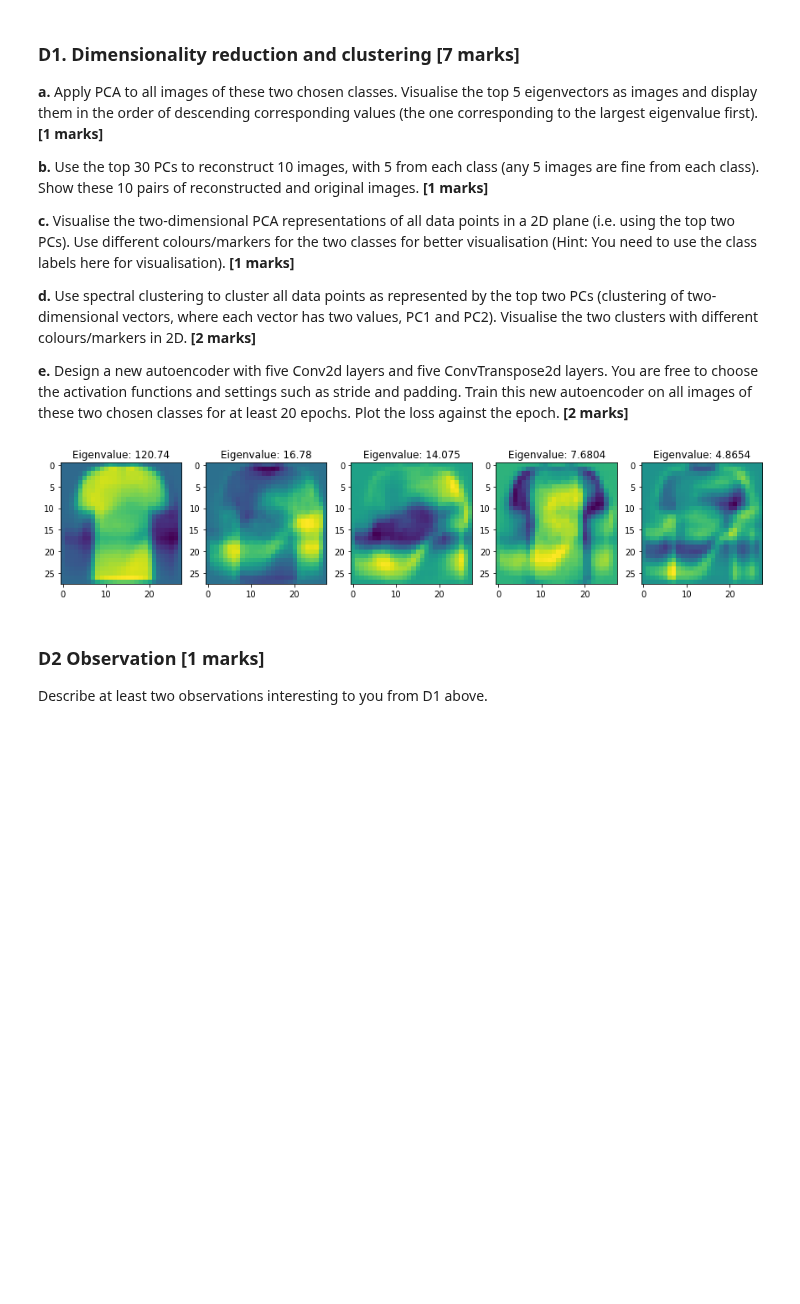
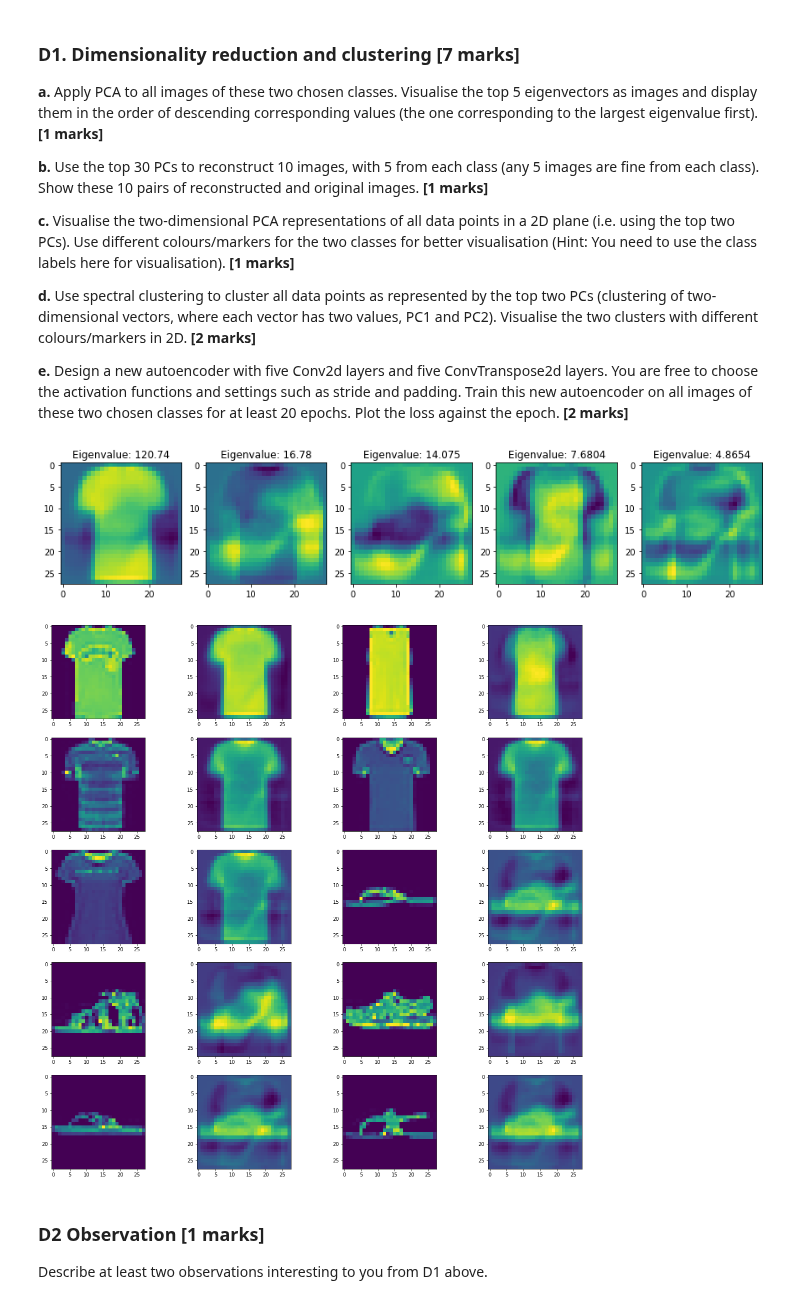
Before and after one commit to wwyqianqian/COMP6509, a Jupyter notebook: assignment/COM4509-6509_Assignment_Part2.ipynb, the cells around one changed output. Cells and saved outputs as stored; diff of their text form; code cells hidden in the pictures; blank space fills up the shorter version.

```diff
--- a/assignment/COM4509-6509_Assignment_Part2.ipynb
+++ b/assignment/COM4509-6509_Assignment_Part2.ipynb
@@ -1006,17 +1006,18 @@ chosen_imgs = []
 label = []
 
 # Use the testing set and use the images of class 0 (shirts) and 5 (sandals)
-for i in testset:
+for i in testset_D:
     if (i[1] == 0) or (i[1] == 5):
         chosen_imgs.append(i[0])
         label.append(i[1])
 
-X = torch.stack(chosen_imgs).view(-1, 1*input_dim)
+X = torch.stack(chosen_imgs).view(-1, input_dim)
 
 pca = PCA(n_components = 5) # Top 5 eigenvectors
 pca.fit(X)
+eigenvalues = pca.explained_variance_
 eigenvectors = pca.components_.reshape((5, 28, 28))
-eigenvalues = pca.explained_variance_
+
 
 plt.figure(figsize=(15, 15))
 for i, eigenvector in enumerate(eigenvectors):
@@ -1027,6 +1028,32 @@ for i, eigenvector in enumerate(eigenvectors):
 [figure]
 # %%
 # ------ My answer of D1b ------ #
+the_class_0 = [i for i, x in enumerate(label) if x == 0]
+the_class_1 = [i for i, x in enumerate(label) if x == 5]
+
+x = []
+x.append(X[the_class_0[:5]])
+x.append(X[the_class_1[:5]])
+
+pca_tras_0 = pca.transform(X[the_class_0[:5]])
+pca_tras_1 = pca.transform(X[the_class_1[:5]])
+
+recon_0 = pca.inverse_transform(pca_tras_0)
+recon_1 = pca.inverse_transform(pca_tras_1)
+
+show_list = []
+for i in range(5):
+    show_list.append(X[the_class_0[i]])
+    show_list.append(recon_0[i])
+for i in range(5):
+    show_list.append(X[the_class_1[i]])
+    show_list.append(recon_1[i])
+
+for i, image in enumerate(show_list):
+    plt.subplot(5, 4, i + 1)
+    plt.imshow(image.reshape(28, 28))
+# %% [output]
+[figure, added]
 # %%
 # ------ My answer of D1c ------ #
 # %%
```
Also changed, not shown: parts of 38 cells of this notebook.
